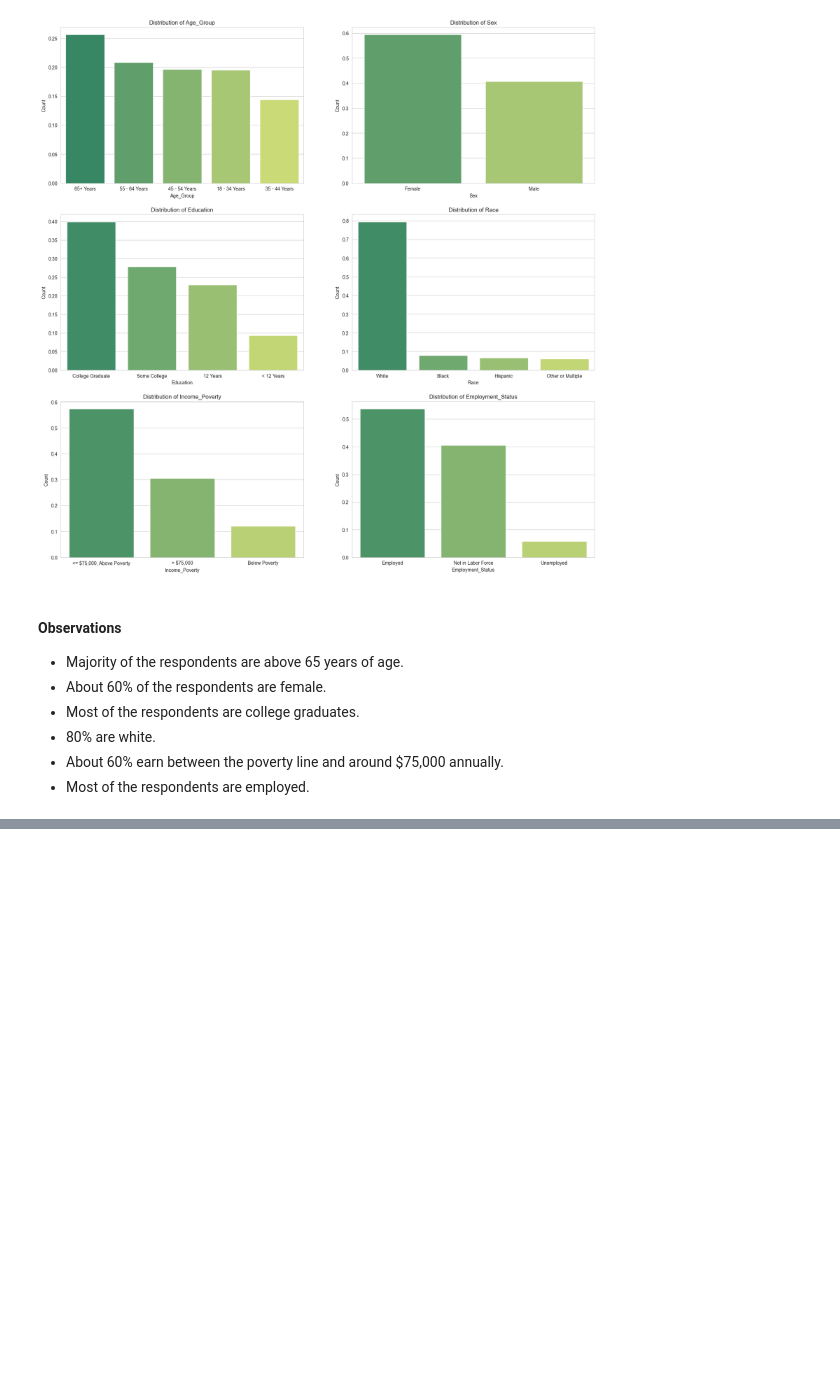
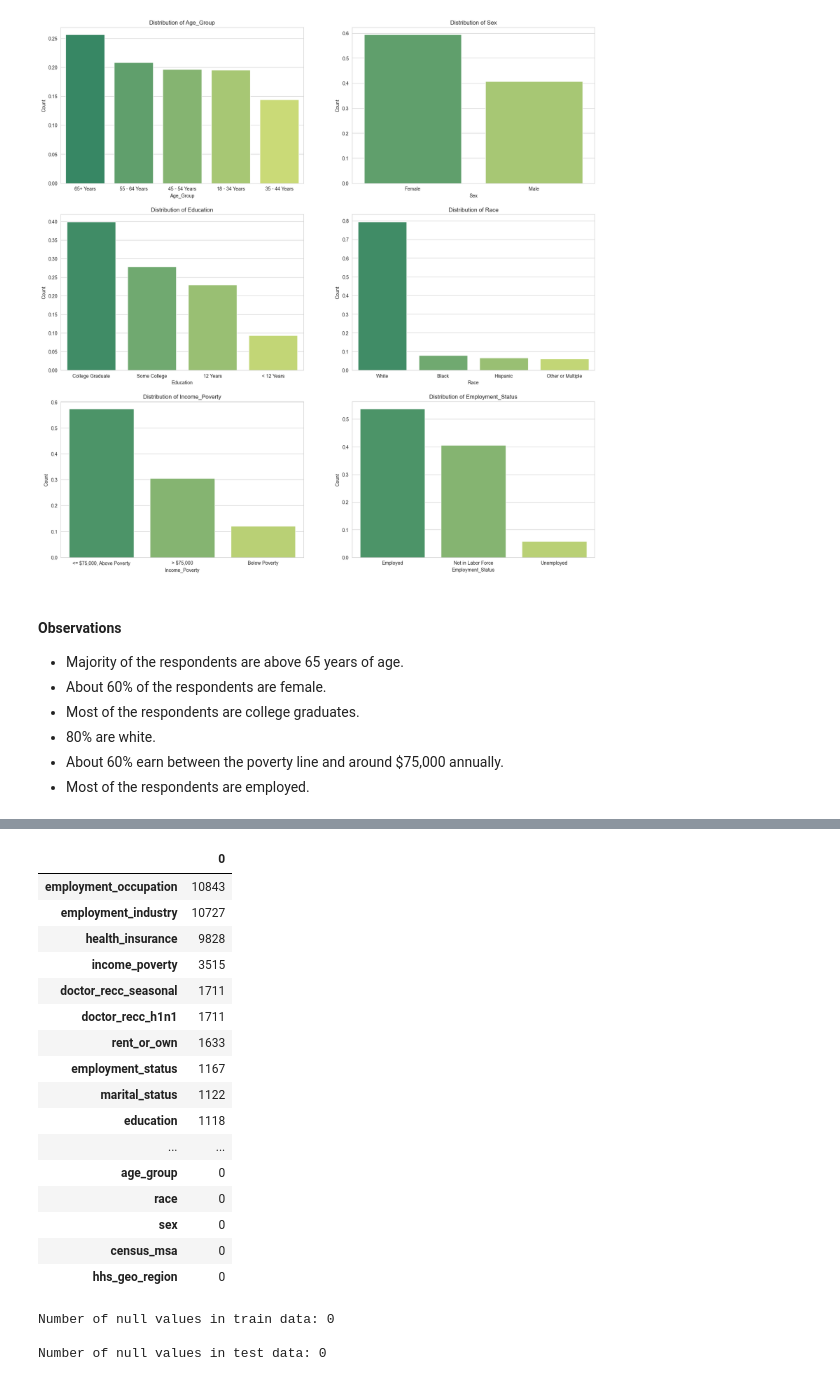
Before and after one commit to Tkei-54/Predicting-H1N1-and-Seasonal-Flu-Vaccination-Uptake-Using-Machine-Learning, a Jupyter notebook: vaccination_notebook.ipynb, the cells around one changed output, grey strips where cells are left out. Cells and saved outputs as stored; diff of their text form; code cells hidden in the pictures; blank space fills up the shorter version.

Commit message:
Updating my jupyter notebook with additional code on Data Processing

```diff
--- a/vaccination_notebook.ipynb
+++ b/vaccination_notebook.ipynb
@@ -274,0 +283,8 @@ for i,col in enumerate(columns):
+# %%
+# separating target variables from the features
+X = data.drop(["seasonal_vaccine","h1n1_vaccine"],axis=1)
+y = data.seasonal_vaccine
+# %%
+# splitting data into test and train and setting a random seed for reproducibility
+random_seed = 1234
+X_train,X_test,y_train,y_test = train_test_split(X,y,random_state=random_seed,stratify=y,test_size=0.2)
@@ -274,0 +341,22 @@ for i,col in enumerate(columns):
+# %%
+# Viewing columns with missing data
+missing_train = X_train.isna().sum().to_frame().sort_values(0,ascending = False)
+missing_train
+# %% [output]
+|  | 0 |
+| employment_occupation | 10843 |
+| employment_industry | 10727 |
+| health_insurance | 9828 |
+| income_poverty | 3515 |
+| doctor_recc_seasonal | 1711 |
+| doctor_recc_h1n1 | 1711 |
+| rent_or_own | 1633 |
+| employment_status | 1167 |
+| marital_status | 1122 |
+| education | 1118 |
+| ... | ... |
+| age_group | 0 |
+| race | 0 |
+| sex | 0 |
+| census_msa | 0 |
+| hhs_geo_region | 0 |
@@ -274,0 +387,8 @@ for i,col in enumerate(columns):
+# %%
+# checking for any null values in the train and test set
+print("Number of null values in train data:",X_train.isnull().sum().sum(),"\n")
+print("Number of null values in test data:",X_test.isnull().sum().sum())
+# %% [output]
+Number of null values in train data: 0
+
+Number of null values in test data: 0
```
Also changed, not shown: parts of 25 cells of this notebook.
